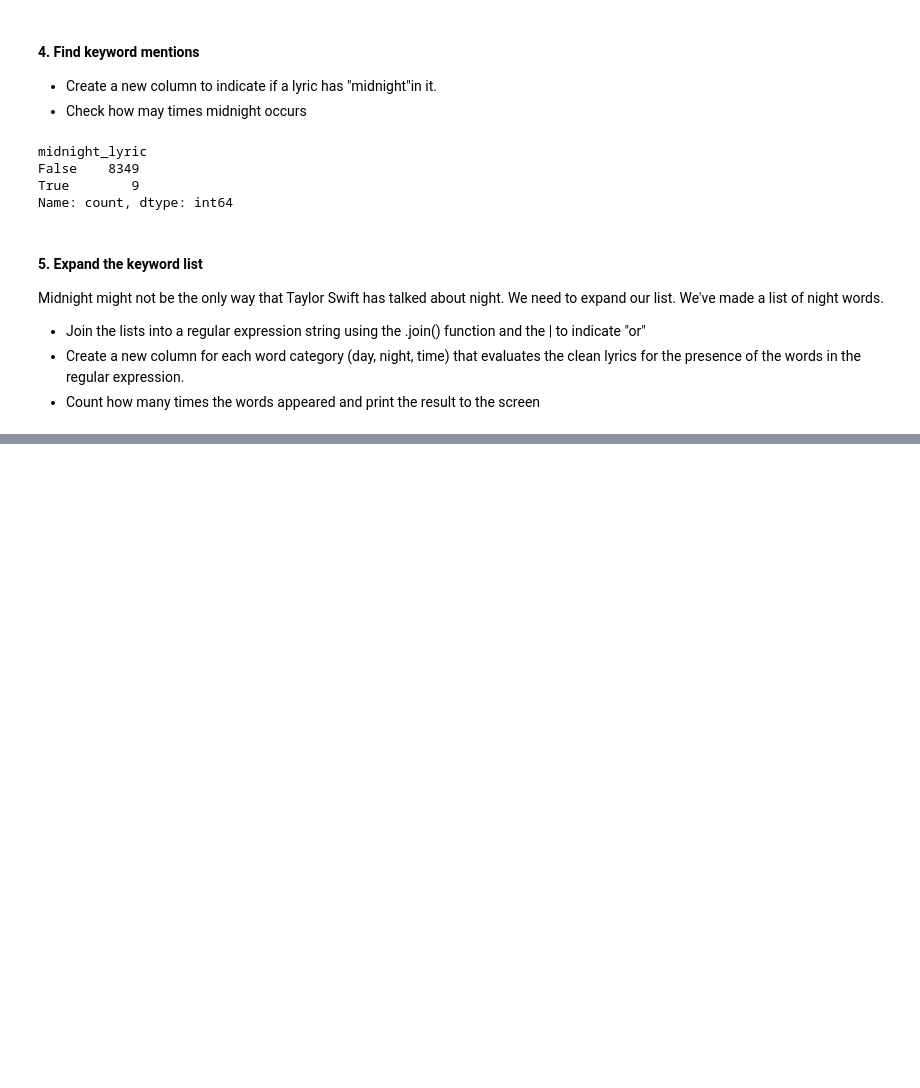
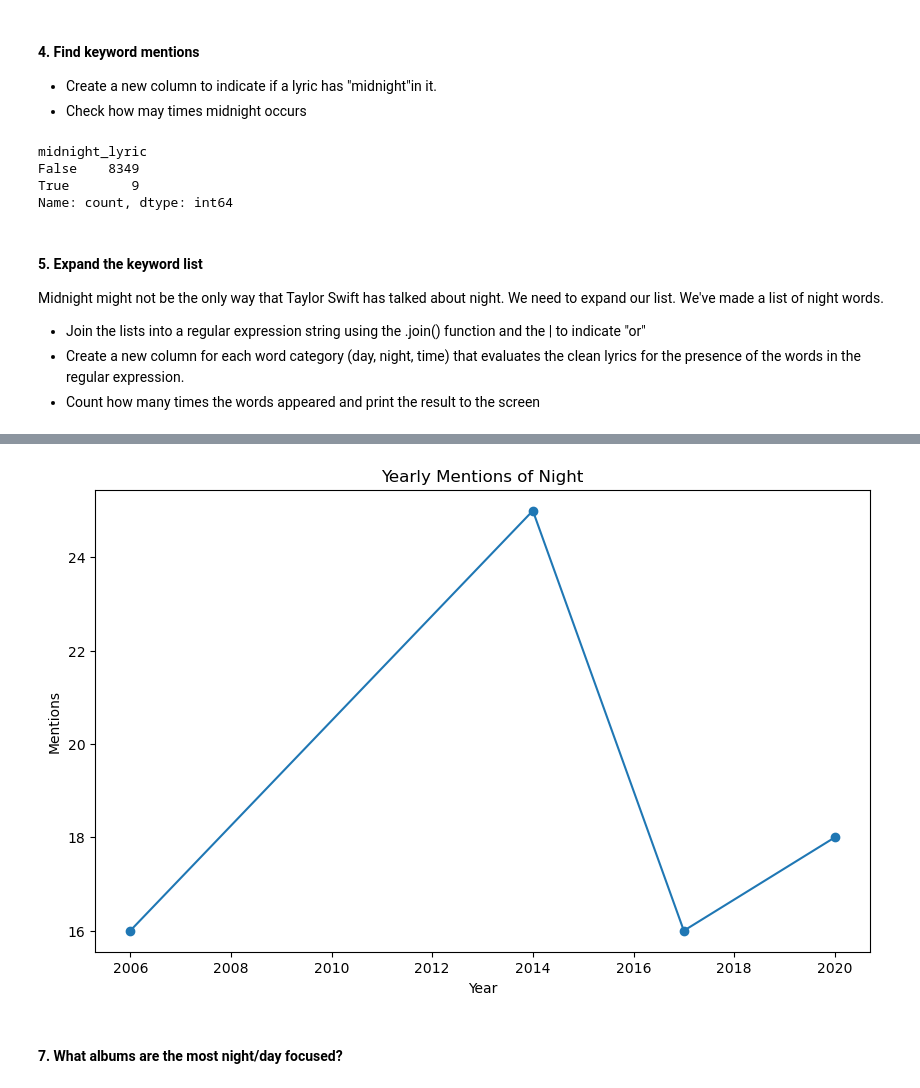
Before and after one commit to gheacs/Apply-NLP-with-Python, a Jupyter notebook: app.ipynb, the cells around one changed output, grey strips where cells are left out. Saved outputs shown, nothing was run; the diff lists cells and outputs as text; code cells hidden in the pictures; blank space fills up the shorter version.

```diff
--- a/app.ipynb
+++ b/app.ipynb
@@ -84,7 +85,7 @@ def release_year(album_name):
     elif 'evermore' in album_name:
         return 2020
     else:
-        return 'No Year'
+        return None
 
 # Apply the function to the album_name column
 combined_data['release_year'] = combined_data['album_name'].apply(release_year)
@@ -201,3 +206,22 @@ Midnight might not be the only way that Taylor Swift has talked about night. We
 - Join the lists into a regular expression string using the .join() function and the | to indicate "or"
 - Create a new column for each word category (day, night, time) that evaluates the clean lyrics for the presence of the words in the regular expression.
 - Count how many times the words appeared and print the result to the screen
+# %%
+#night, day, and other time-related words
+night = ['night','midnight', 'dawn', 'dusk', 'evening', 'late', 'dark', '1am', '2am', '3am', '4am']
+day = ['day', 'morning', 'light', 'sun', 'dawn', 'noon', 'golden', 'bright']
+time = ['today', 'tomorrow', 'yesterday']
+# %%
+# Create a regex string for each list of words
+night_regex = r'\b(?:{})\b'.format('|'.join(night))
+day_regex = r'\b(?:{})\b'.format('|'.join(day))
+time_regex = r'\b(?:{})\b'.format('|'.join(time))
+
+# Create a new column for each list of words
+combined_data['night_lyric'] = combined_data['clean_lyric'].str.contains(night_regex, case=False)
+combined_data['day_lyric'] = combined_data['clean_lyric'].str.contains(day_regex, case=False)
+combined_data['time_lyric'] = combined_data['clean_lyric'].str.contains(time_regex, case=False)
+
+print(combined_data['night_lyric'].value_counts())
+print(combined_data['day_lyric'].value_counts())
+print(combined_data['time_lyric'].value_counts())
@@ -203,0 +247,10 @@ Midnight might not be the only way that Taylor Swift has talked about night. We
+# %%
+# Create a new dataframe to group the mentions of night, day, and time-related words by year
+yearly_mentions = pd.DataFrame()
+
+yearly_mentions['night'] = combined_data.groupby('release_year')['night_lyric'].sum()
+yearly_mentions['day'] = combined_data.groupby('release_year')['day_lyric'].sum()
+yearly_mentions['time'] = combined_data.groupby('release_year')['time_lyric'].sum()
+print(yearly_mentions['night'])
+print(yearly_mentions['day'])
+print(yearly_mentions['time'])
@@ -203,0 +276,12 @@ Midnight might not be the only way that Taylor Swift has talked about night. We
+# %%
+# Plot the yearly mentions of night
+plt.figure(figsize=(10, 6))
+plt.plot(yearly_mentions['night'], marker='o')
+plt.title('Yearly Mentions of Night')
+plt.xlabel('Year')
+plt.ylabel('Mentions')
+plt.show()
+# %% [output]
+[figure, added]
+# %% [markdown]
+#### 7. What albums are the most night/day focused?
```
Also changed, not shown: parts of 22 cells of this notebook.
